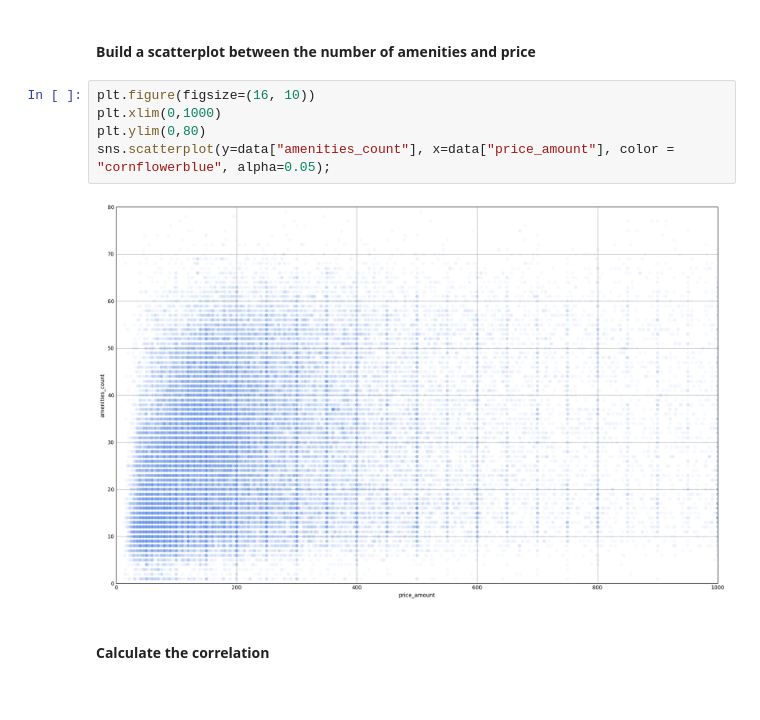
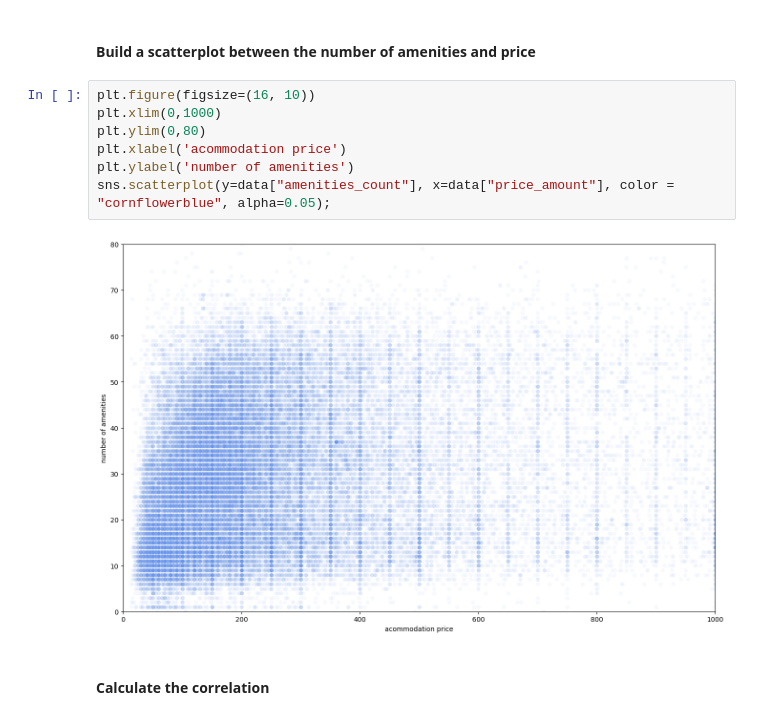
Before and after one commit to PatrickChristoph/airbnb_insights_australia, a Jupyter notebook: coherence_amenities_ratings.ipynb, the cells around one changed output. Cells and saved outputs as stored; diff of their text form.

```diff
--- a/coherence_amenities_ratings.ipynb
+++ b/coherence_amenities_ratings.ipynb
@@ -102,10 +102,12 @@ data = data[(data["price_amount"] > 10) & (data["price_amount"] < 5000)]
 # %%
 plt.figure(figsize=(16, 10))
 plt.xlim(0,1000)
 plt.ylim(0,80)
+plt.xlabel('acommodation price')
+plt.ylabel('number of amenities')
 sns.scatterplot(y=data["amenities_count"], x=data["price_amount"], color = "cornflowerblue", alpha=0.05);
 # %% [output]
-[figure, old version]
+[figure, new version]
 # %% [markdown]
 #### Calculate the correlation
 # %%
```
Also changed, not shown: parts of 13 cells of this notebook.
